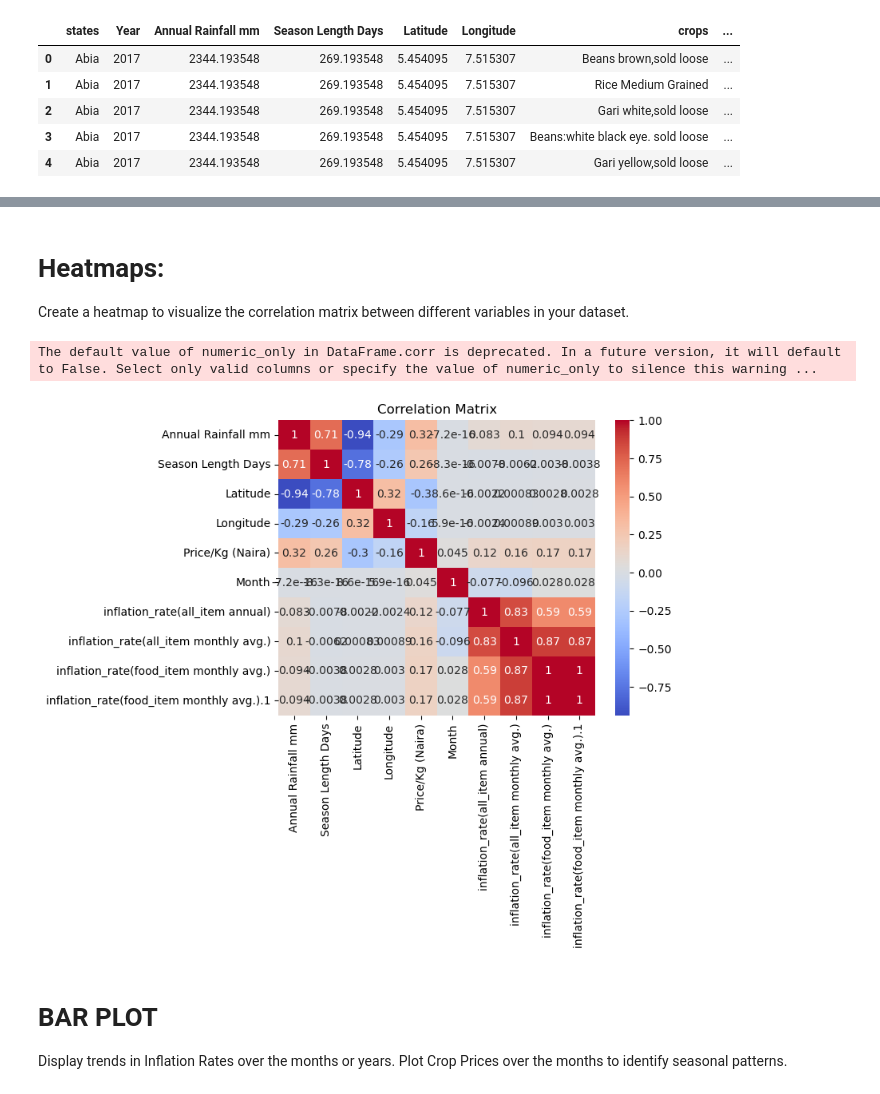
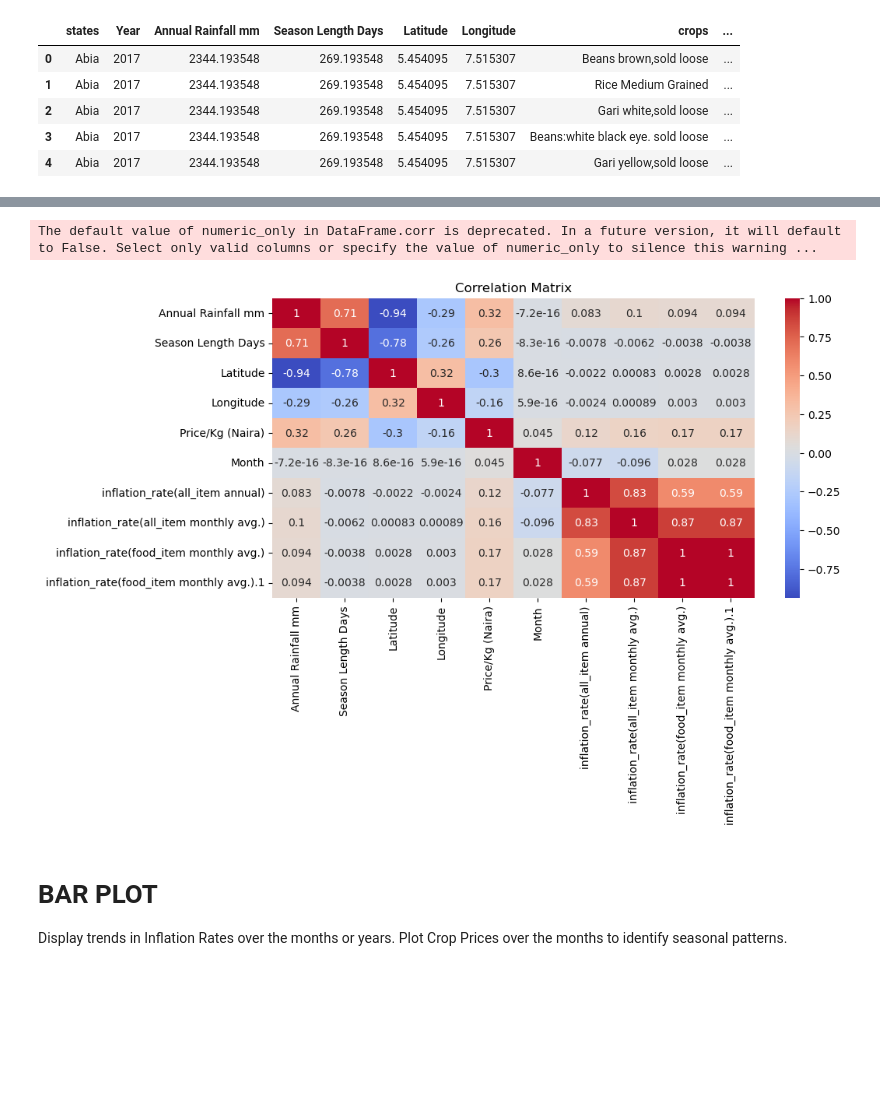
Before and after one commit to OhuneneIbrahim/Agricultural-food-price-prediction, a Jupyter notebook: ML_for_Agriculture (3).ipynb, the cells around one changed output, grey strips where cells are left out. Saved outputs shown, nothing was run; the diff lists cells and outputs as text; code cells hidden in the pictures; blank space fills up the shorter version.

```diff
--- a/ML_for_Agriculture (3).ipynb
+++ b/ML_for_Agriculture (3).ipynb
@@ -705,19 +750,12 @@ plt.show()
-# %% [markdown]
-# Heatmaps:
-
-Create a heatmap to visualize the correlation matrix between different variables in your dataset.
 # %%
-
-import seaborn as sns
-
-# Assuming df is your DataFrame
+plt.figure(figsize=(10, 5))
 correlation_matrix = price_df.corr()
 sns.heatmap(correlation_matrix, annot=True, cmap='coolwarm')
 plt.title('Correlation Matrix')
 plt.show()
 # %% [output]
 The default value of numeric_only in DataFrame.corr is deprecated. In a future version, it will default to False. Select only valid columns or specify the value of numeric_only to silence this warning ...
-[figure, old version]
+[figure, new version]
 # %% [markdown]
 # BAR PLOT
 Display trends in Inflation Rates over the months or years. Plot Crop Prices over the months to identify seasonal patterns.
```
Also changed, not shown: parts of 32 cells of this notebook, 1 other file.
